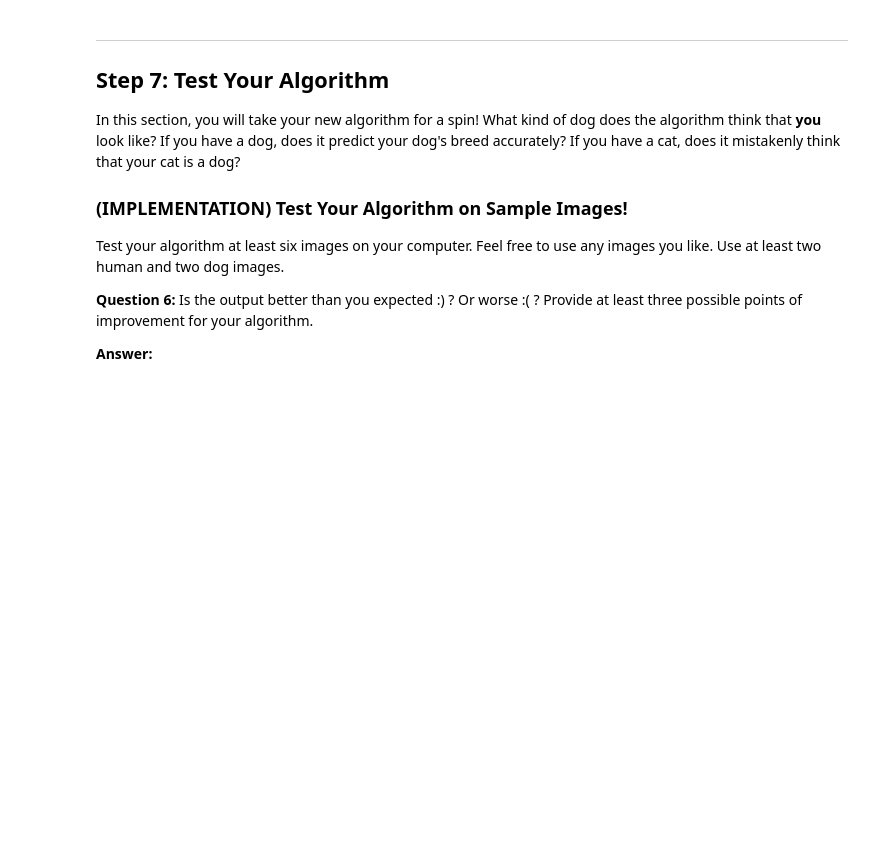
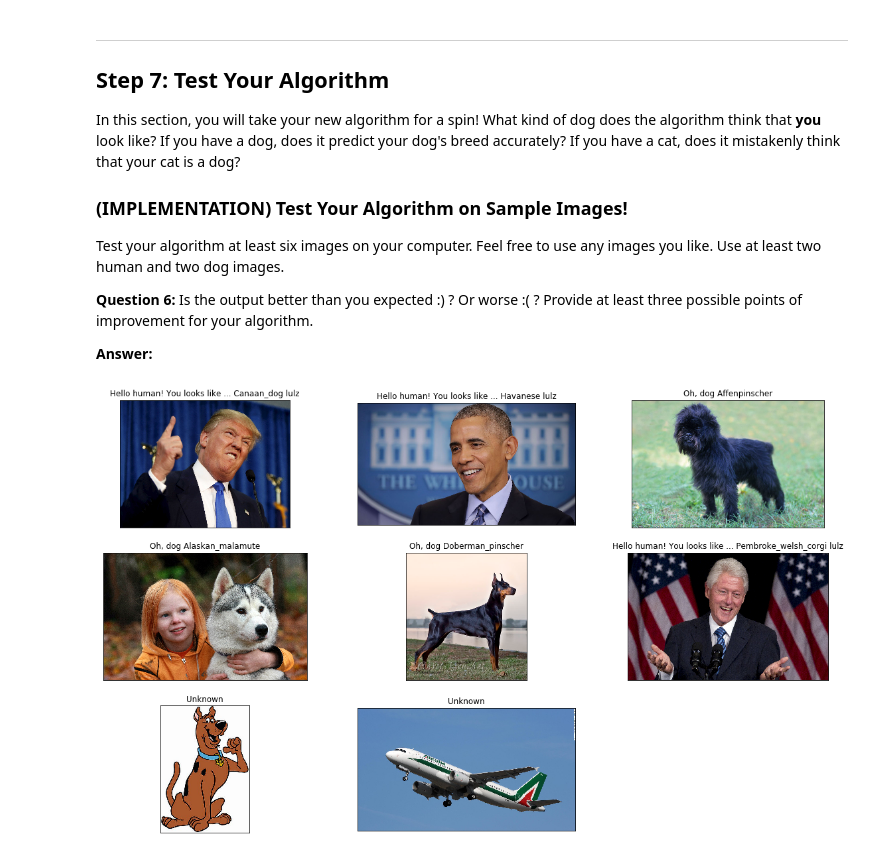
Before and after one commit to aliubimov/dog-project, a Jupyter notebook: dog_app.ipynb, the cells around one changed output. Cells and saved outputs as stored; diff of their text form; code cells hidden in the pictures; blank space fills up the shorter version.

```diff
--- a/dog_app.ipynb
+++ b/dog_app.ipynb
@@ -398,7 +398,7 @@ from keras.callbacks import ModelCheckpoint
 
 ### number of epochs that you would like to use to train the model.
 
-epochs = 5
+epochs = 10
 
 ### Do NOT modify the code below this line.
 
@@ -584,10 +590,11 @@ from keras.layers import Conv2D, MaxPooling2D, GlobalAveragePooling2D
 from keras.layers import Dropout, Flatten, Dense
 from keras.models import Sequential
 
-### ResNet50 model
+
+### InceptionV3 model
 Inception_model = Sequential()
-Inception_model.add(GlobalAveragePooling2D(input_shape=train_ResNet50.shape[1:]))
-Inception_model.add(Dropout(0.2))
+Inception_model.add(GlobalAveragePooling2D(input_shape=train_Inception.shape[1:]))
+Inception_model.add(Dropout(0.15))
 Inception_model.add(Dense(133, activation='softmax'))
 
 print(Inception_model.summary())
@@ -650,7 +661,7 @@ Epoch 5/15
 ### (IMPLEMENTATION) Load the Model with the Best Validation Loss
 # %%
 ### Load the model weights with the best validation loss.
-ResNet50_model.load_weights('saved_models/weights.best.Inception.hdf5')
+Inception_model.load_weights('saved_models/weights.best.Inception.hdf5')
 # %% [markdown]
 ### (IMPLEMENTATION) Test the Model
 
@@ -733,14 +743,14 @@ Downloading data from https://github.com/fchollet/deep-learning-models/releases/
 # %%
 def detector(img_path):
 
-    dog_name = dog_names[np.argmax(Inception_predict_breed(img_path))]
-
-    if face_detector(img_path):
-        return "You looks like ... {} lulz".format(dog_name)
+    dog_name = Inception_predict_breed(img_path)
 
     if dog_detector(img_path):
         return "Oh, dog {}".format(dog_name)
 
+    if face_detector(img_path):
+        return "Hello human! You looks like ... {} lulz".format(dog_name)
+
     return "Unknown"
 # %% [markdown]
 ---
@@ -759,17 +769,30 @@ __Answer:__
 # %%
 ## TODO: Execute your algorithm from Step 6 on
 ## at least 6 images on your computer.
 ## Feel free to use as many code cells as needed.
 
+i = 0
 def append(fig, img_path):
-    ax = fig.add_subplot(1, 1, 1, xticks=[], yticks=[])
-    ax.imshow(np.squeeze(cv2.imread(img_path)))
+    global i
+    i += 1
+    ax = fig.add_subplot(3, 3, i, xticks=[], yticks=[])
+    img = cv2.imread(img_path)
+    cvt_img = cv2.cvtColor(img, cv2.COLOR_BGR2RGB)
+
+    ax.imshow(np.squeeze(cvt_img))
     ax.set_title(detector(img_path))
 
 fig = plt.figure(figsize=(20, 12))
 
 append(fig, 'img_local/trump.jpg')
+append(fig, 'img_local/obama.jpg')
 append(fig, 'img_local/affenpinscher.jpg')
 append(fig, 'img_local/girl_dog.jpg')
+append(fig, 'img_local/doberman.jpg')
+append(fig, 'img_local/clinton.jpg')
+append(fig, 'img_local/cartoon_dog.jpg')
+append(fig, 'img_local/plane.jpg')
 
 fig.show()
+# %% [output]
+[figure, added]
```
Also changed, not shown: parts of 12 cells of this notebook.
